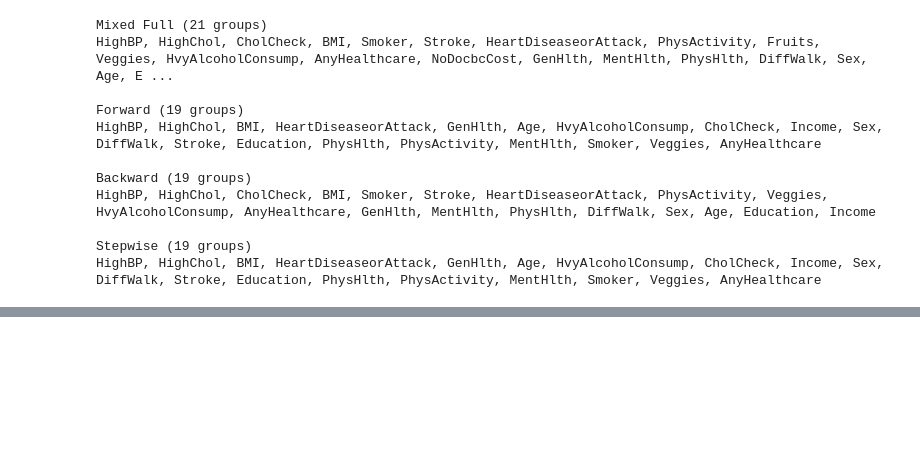
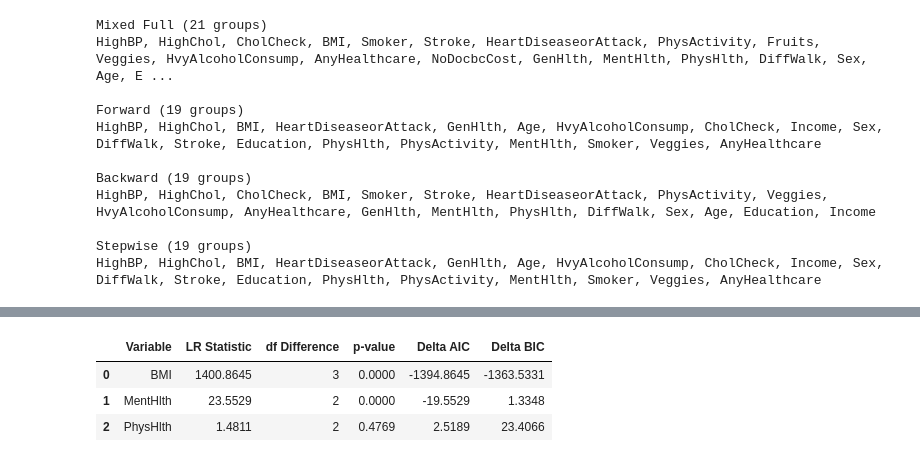
Before and after one commit to kurochan1901/115-1_Data-Analysis-and-Modeling, a Jupyter notebook: HW2/HW2.ipynb, the cells around one changed output, grey strips where cells are left out. Saved outputs shown, nothing was run; the diff lists cells and outputs as text; code cells hidden in the pictures; blank space fills up the shorter version.

```diff
--- a/HW2/HW2.ipynb
+++ b/HW2/HW2.ipynb
@@ -1517,0 +1613,58 @@ HighBP, HighChol, BMI, HeartDiseaseorAttack, GenHlth, Age, HvyAlcoholConsump, Ch
+# %%
+# Selected Model design matrix
+selected_cols = ["const"]
+
+for var in backward_vars:
+    selected_cols.extend(groups[var])
+
+X_selected = X_mixed[selected_cols].copy()
+y = df["Diabetes_binary"]
+
+# Baseline Selected Model
+baseline = backward_model
+
+numeric_vars = ["BMI", "MentHlth", "PhysHlth"]
+results = []
+
+for col in numeric_vars:
+
+    # Cubic spline: 4 degrees of freedom
+    spline = dmatrix(
+        "bs(x, df=4, degree=3, include_intercept=False) - 1",
+        {"x": df[col]},
+        return_type="dataframe"
+    )
+
+    spline.columns = [
+        f"{col}_spline_{i}" for i in range(spline.shape[1])
+    ]
+
+    # Replace linear term with spline
+    X_test = X_selected.drop(columns=col)
+    X_test = pd.concat([X_test, spline], axis=1)
+
+    model = sm.Logit(y, X_test).fit(
+        maxiter=200, disp=False
+    )
+
+    LR = 2 * (model.llf - baseline.llf)
+    df_diff = int(model.df_model - baseline.df_model)
+    p_value = chi2.sf(max(LR, 0), df_diff)
+
+    results.append({
+        "Variable": col,
+        "LR Statistic": LR,
+        "df Difference": df_diff,
+        "p-value": p_value,
+        "Delta AIC": model.aic - baseline.aic,
+        "Delta BIC": model.bic - baseline.bic
+    })
+
+linearity_results = pd.DataFrame(results)
+
+display(linearity_results.round(4))
+# %% [output]
+|  | Variable | LR Statistic | df Difference | p-value | Delta AIC | Delta BIC |
+| 0 | BMI | 1400.8645 | 3 | 0.0000 | -1394.8645 | -1363.5331 |
+| 1 | MentHlth | 23.5529 | 2 | 0.0000 | -19.5529 | 1.3348 |
+| 2 | PhysHlth | 1.4811 | 2 | 0.4769 | 2.5189 | 23.4066 |
```
Also changed, not shown: parts of 29 cells of this notebook, 2 other files.
